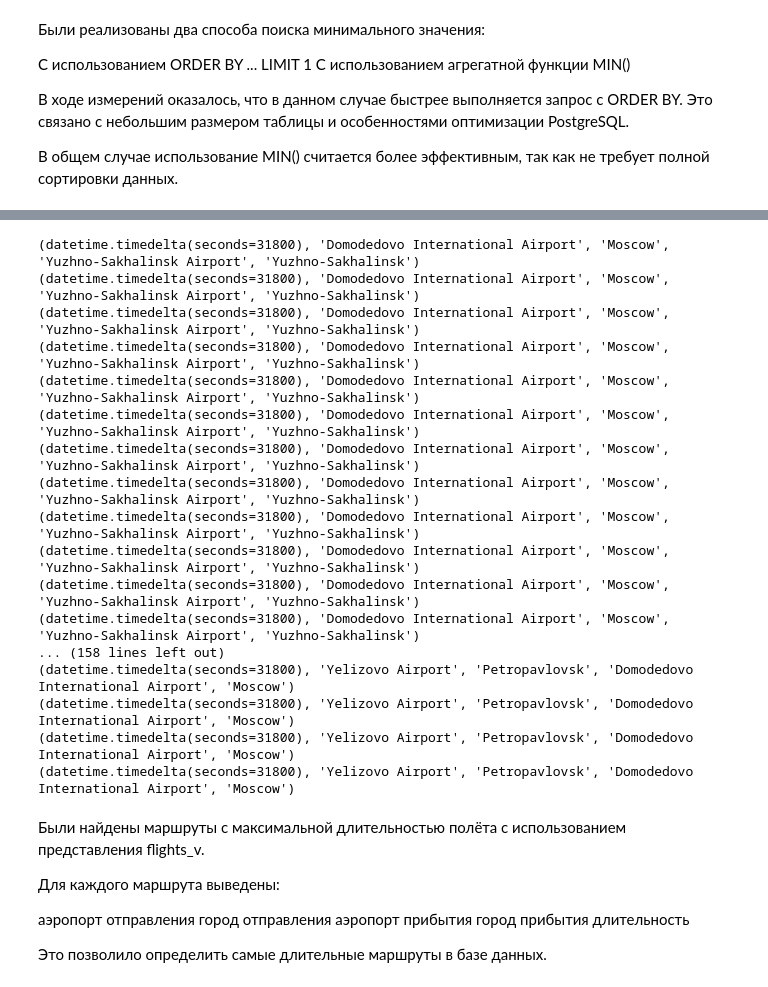
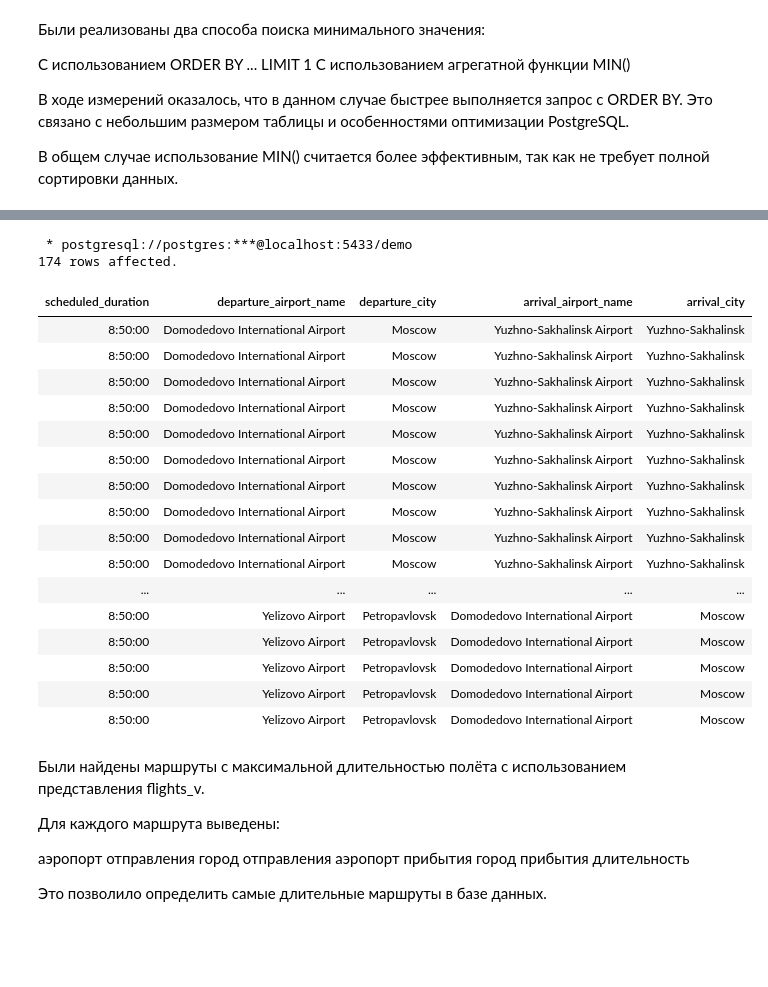
Before and after one commit to dudewy/bd-3, a Jupyter notebook: task3.ipynb, the cells around one changed output, grey strips where cells are left out. Saved outputs shown, nothing was run; the diff lists cells and outputs as text; code cells hidden in the pictures; blank space fills up the shorter version.

```diff
--- a/task3.ipynb
+++ b/task3.ipynb
@@ -230,40 +365,36 @@ print(cur.fetchall())
 # %%
-#задание 7
-#вывести маршруты с макс длит
-cur.execute("""
+%%sql
 SELECT
     scheduled_duration,
     departure_airport_name,
     departure_city,
     arrival_airport_name,
     arrival_city
 FROM bookings.flights_v
 WHERE scheduled_duration = (
     SELECT MAX(scheduled_duration)
     FROM bookings.flights_v
 );
-""")
-
-for row in cur.fetchall():
-    print(row)
 # %% [output]
-(datetime.timedelta(seconds=31800), 'Domodedovo International Airport', 'Moscow', 'Yuzhno-Sakhalinsk Airport', 'Yuzhno-Sakhalinsk')
-(datetime.timedelta(seconds=31800), 'Domodedovo International Airport', 'Moscow', 'Yuzhno-Sakhalinsk Airport', 'Yuzhno-Sakhalinsk')
-(datetime.timedelta(seconds=31800), 'Domodedovo International Airport', 'Moscow', 'Yuzhno-Sakhalinsk Airport', 'Yuzhno-Sakhalinsk')
-(datetime.timedelta(seconds=31800), 'Domodedovo International Airport', 'Moscow', 'Yuzhno-Sakhalinsk Airport', 'Yuzhno-Sakhalinsk')
-(datetime.timedelta(seconds=31800), 'Domodedovo International Airport', 'Moscow', 'Yuzhno-Sakhalinsk Airport', 'Yuzhno-Sakhalinsk')
-(datetime.timedelta(seconds=31800), 'Domodedovo International Airport', 'Moscow', 'Yuzhno-Sakhalinsk Airport', 'Yuzhno-Sakhalinsk')
-(datetime.timedelta(seconds=31800), 'Domodedovo International Airport', 'Moscow', 'Yuzhno-Sakhalinsk Airport', 'Yuzhno-Sakhalinsk')
-(datetime.timedelta(seconds=31800), 'Domodedovo International Airport', 'Moscow', 'Yuzhno-Sakhalinsk Airport', 'Yuzhno-Sakhalinsk')
-(datetime.timedelta(seconds=31800), 'Domodedovo International Airport', 'Moscow', 'Yuzhno-Sakhalinsk Airport', 'Yuzhno-Sakhalinsk')
-(datetime.timedelta(seconds=31800), 'Domodedovo International Airport', 'Moscow', 'Yuzhno-Sakhalinsk Airport', 'Yuzhno-Sakhalinsk')
-(datetime.timedelta(seconds=31800), 'Domodedovo International Airport', 'Moscow', 'Yuzhno-Sakhalinsk Airport', 'Yuzhno-Sakhalinsk')
-(datetime.timedelta(seconds=31800), 'Domodedovo International Airport', 'Moscow', 'Yuzhno-Sakhalinsk Airport', 'Yuzhno-Sakhalinsk')
-... (158 lines left out)
-(datetime.timedelta(seconds=31800), 'Yelizovo Airport', 'Petropavlovsk', 'Domodedovo International Airport', 'Moscow')
-(datetime.timedelta(seconds=31800), 'Yelizovo Airport', 'Petropavlovsk', 'Domodedovo International Airport', 'Moscow')
-(datetime.timedelta(seconds=31800), 'Yelizovo Airport', 'Petropavlovsk', 'Domodedovo International Airport', 'Moscow')
-(datetime.timedelta(seconds=31800), 'Yelizovo Airport', 'Petropavlovsk', 'Domodedovo International Airport', 'Moscow')
+ * postgresql://postgres:***@localhost:5433/demo
+174 rows affected.
+| scheduled_duration | departure_airport_name | departure_city | arrival_airport_name | arrival_city |
+| 8:50:00 | Domodedovo International Airport | Moscow | Yuzhno-Sakhalinsk Airport | Yuzhno-Sakhalinsk |
+| 8:50:00 | Domodedovo International Airport | Moscow | Yuzhno-Sakhalinsk Airport | Yuzhno-Sakhalinsk |
+| 8:50:00 | Domodedovo International Airport | Moscow | Yuzhno-Sakhalinsk Airport | Yuzhno-Sakhalinsk |
+| 8:50:00 | Domodedovo International Airport | Moscow | Yuzhno-Sakhalinsk Airport | Yuzhno-Sakhalinsk |
+| 8:50:00 | Domodedovo International Airport | Moscow | Yuzhno-Sakhalinsk Airport | Yuzhno-Sakhalinsk |
+| 8:50:00 | Domodedovo International Airport | Moscow | Yuzhno-Sakhalinsk Airport | Yuzhno-Sakhalinsk |
+| 8:50:00 | Domodedovo International Airport | Moscow | Yuzhno-Sakhalinsk Airport | Yuzhno-Sakhalinsk |
+| 8:50:00 | Domodedovo International Airport | Moscow | Yuzhno-Sakhalinsk Airport | Yuzhno-Sakhalinsk |
+| 8:50:00 | Domodedovo International Airport | Moscow | Yuzhno-Sakhalinsk Airport | Yuzhno-Sakhalinsk |
+| 8:50:00 | Domodedovo International Airport | Moscow | Yuzhno-Sakhalinsk Airport | Yuzhno-Sakhalinsk |
+| ... | ... | ... | ... | ... |
+| 8:50:00 | Yelizovo Airport | Petropavlovsk | Domodedovo International Airport | Moscow |
+| 8:50:00 | Yelizovo Airport | Petropavlovsk | Domodedovo International Airport | Moscow |
+| 8:50:00 | Yelizovo Airport | Petropavlovsk | Domodedovo International Airport | Moscow |
+| 8:50:00 | Yelizovo Airport | Petropavlovsk | Domodedovo International Airport | Moscow |
+| 8:50:00 | Yelizovo Airport | Petropavlovsk | Domodedovo International Airport | Moscow |
 # %% [markdown]
 Были найдены маршруты с максимальной длительностью полёта с использованием представления flights_v.
 
```
Also changed, not shown: parts of 33 cells of this notebook.
